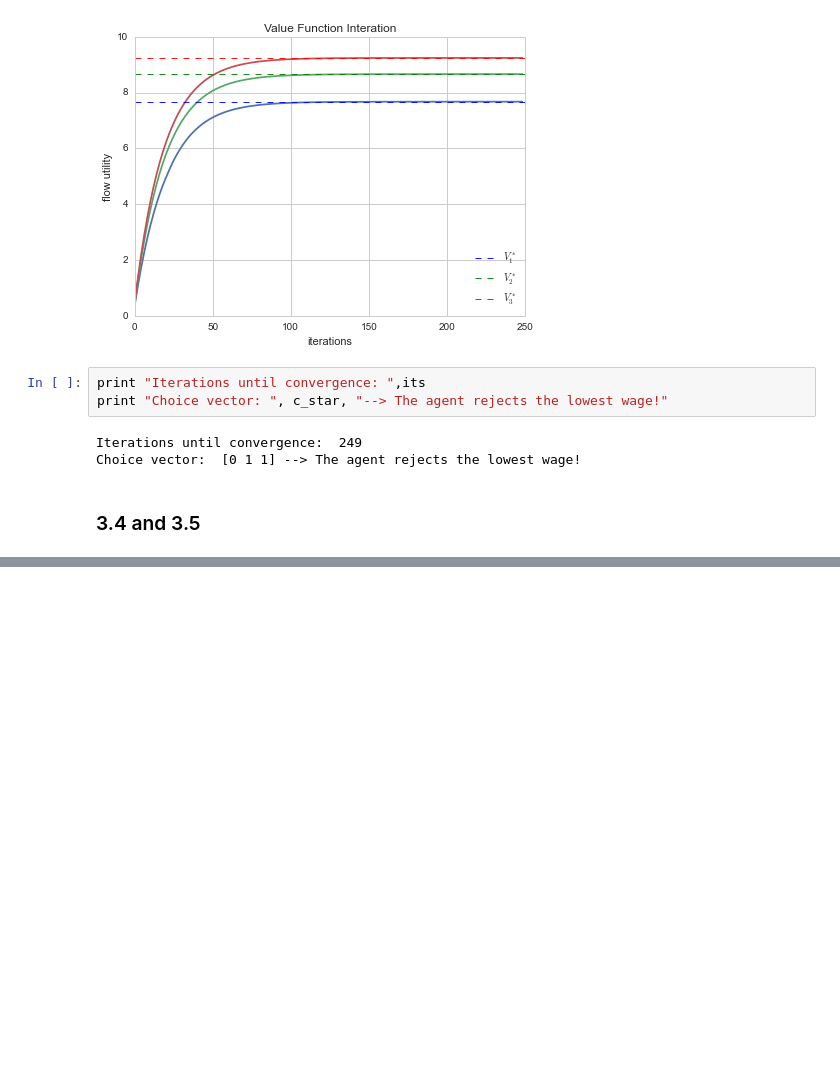
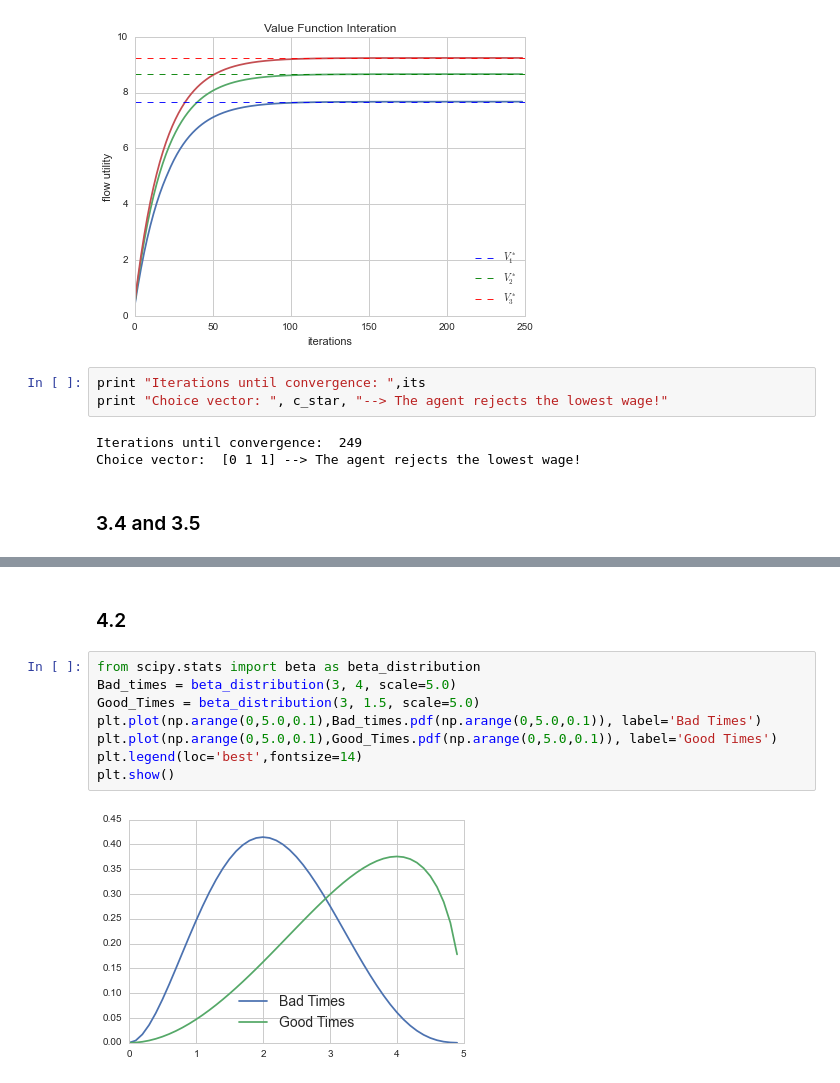
Before and after one commit to anhnguyendepocen/2015-06-10-sgpe, a Jupyter notebook: unemployment/App1_Solutions.ipynb, the cells around one changed output, grey strips where cells are left out. Drawn from its saved outputs; the diff is of its cells as text; blank space fills up the shorter version.

```diff
--- a/unemployment/App1_Solutions.ipynb
+++ b/unemployment/App1_Solutions.ipynb
@@ -402,0 +514,12 @@ print "Total welfare: ",Welfare
+# %% [markdown]
+### 4.2
+# %%
+from scipy.stats import beta as beta_distribution
+Bad_times = beta_distribution(3, 4, scale=5.0)
+Good_Times = beta_distribution(3, 1.5, scale=5.0)
+plt.plot(np.arange(0,5.0,0.1),Bad_times.pdf(np.arange(0,5.0,0.1)), label='Bad Times')
+plt.plot(np.arange(0,5.0,0.1),Good_Times.pdf(np.arange(0,5.0,0.1)), label='Good Times')
+plt.legend(loc='best',fontsize=14)
+plt.show()
+# %% [output]
+[figure, added]
```
Also changed, not shown: parts of 13 cells of this notebook, 2 other files.
